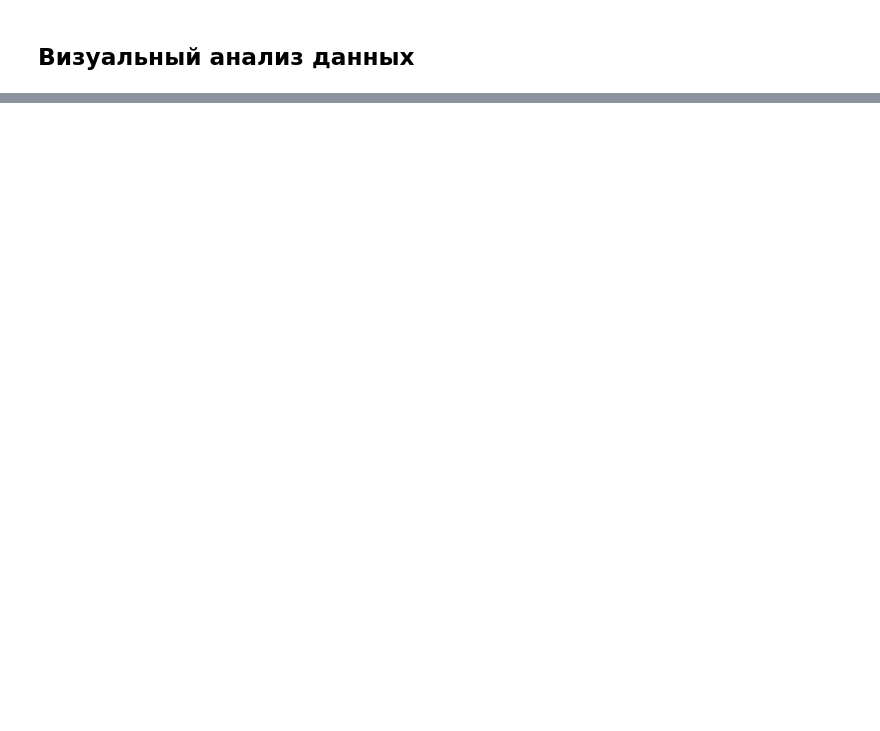
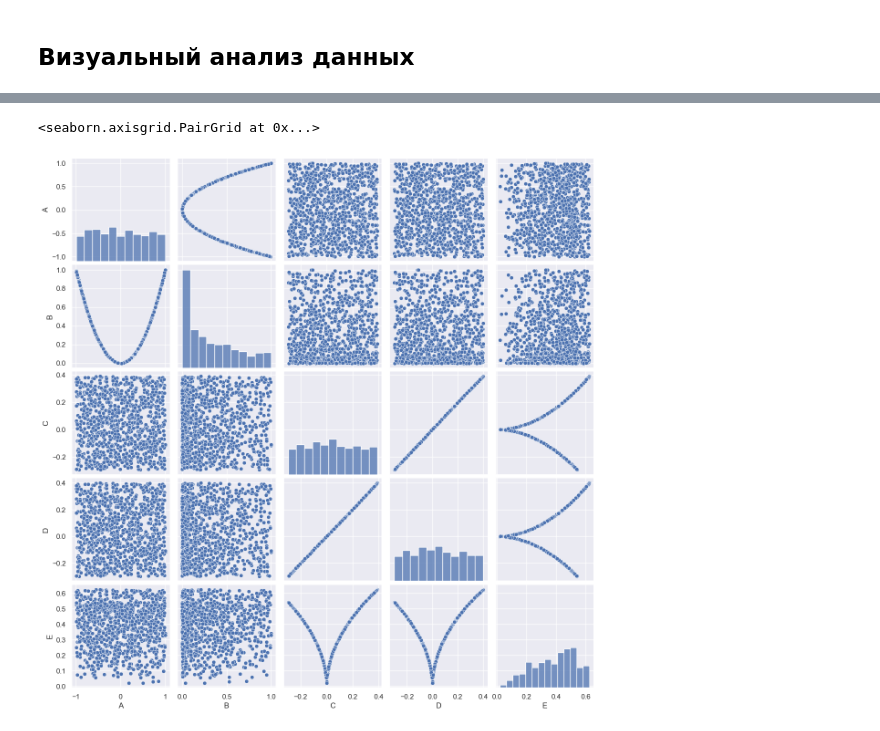
Before and after one commit to ArtemKutsan/Education, a Jupyter notebook: Course03/Module03/module_3_tasks.ipynb, the cells around one changed output, grey strips where cells are left out. Cells and saved outputs as stored; diff of their text form; code cells hidden in the pictures; blank space fills up the shorter version.

```diff
--- a/Course03/Module03/module_3_tasks.ipynb
+++ b/Course03/Module03/module_3_tasks.ipynb
@@ -195,3 +356,8 @@ many_factors = pd.read_csv('many_factors_data.csv')
+# %%
+sns.pairplot(many_factors)
+# %% [output]
+<seaborn.axisgrid.PairGrid at 0x...>
+[figure, added]
 # %%
 # В переменную uniform_and_not загружена таблица из файла uniform_and_not_data
 uniform_and_not = pd.read_csv('uniform_and_not_data.csv')
```
Also changed, not shown: parts of 16 cells of this notebook, 5 other files.
